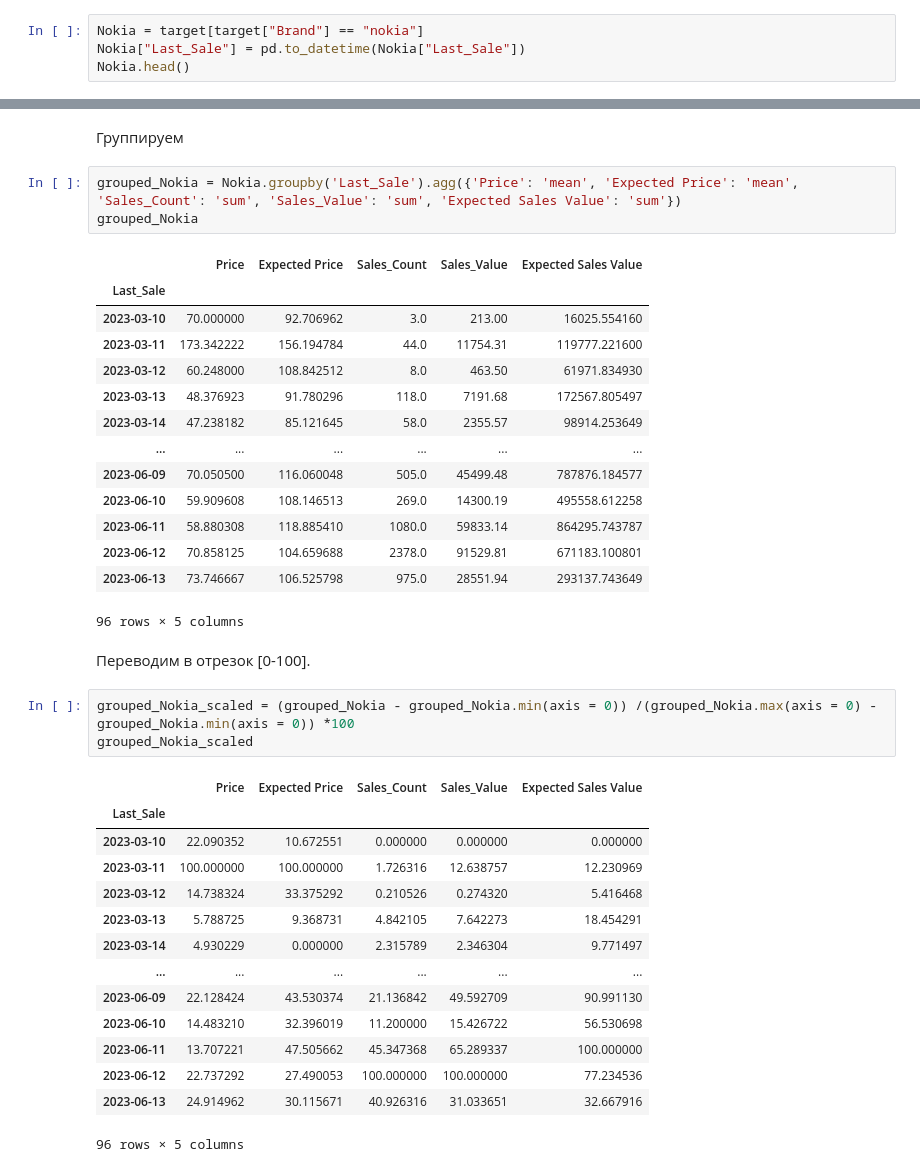
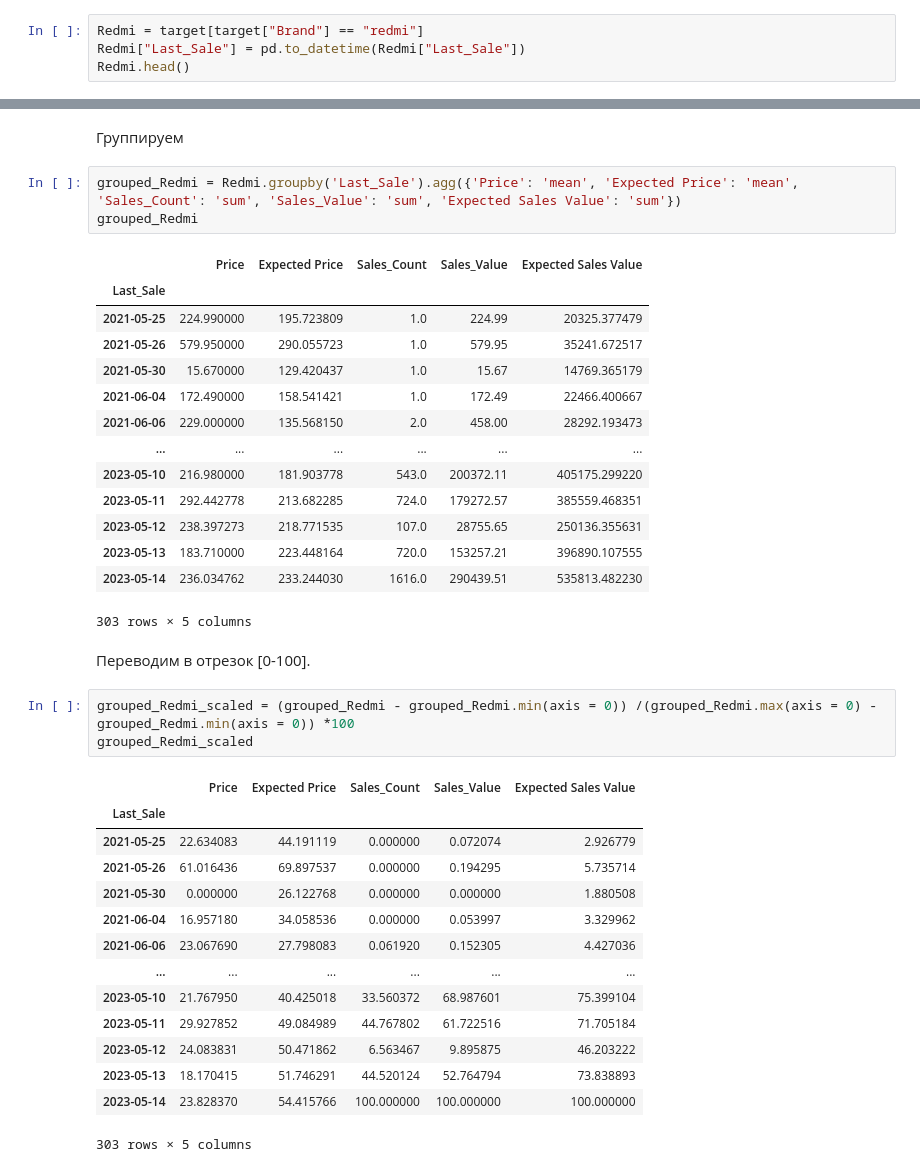
Before and after one commit to AleksKids/hedonistic-demand-from-ebay, a Jupyter notebook: ML/Using model and analyse.ipynb, the cells around one changed output, grey strips where cells are left out. Saved outputs shown, nothing was run; the diff lists cells and outputs as text.

```diff
--- a/ML/Using model and analyse.ipynb
+++ b/ML/Using model and analyse.ipynb
@@ -230,7 +246,7 @@ nokia_trends = ((nokia_trends-nokia_trends.min(axis=0))/(nokia_trends.max(axis=0
 # %%
-Nokia = target[target["Brand"] == "nokia"]
-Nokia["Last_Sale"] = pd.to_datetime(Nokia["Last_Sale"])
-Nokia.head()
+Redmi = target[target["Brand"] == "redmi"]
+Redmi["Last_Sale"] = pd.to_datetime(Redmi["Last_Sale"])
+Redmi.head()
 # %% [output]
 A value is trying to be set on a copy of a slice from a DataFrame.
 Try using .loc[row_indexer,col_indexer] = value instead
@@ -248,41 +264,41 @@ See the caveats in the documentation: https://pandas.pydata.org/pandas-docs/stab
 
 Группируем
 # %%
-grouped_Nokia = Nokia.groupby('Last_Sale').agg({'Price': 'mean', 'Expected Price': 'mean', 'Sales_Count': 'sum', 'Sales_Value': 'sum', 'Expected Sales Value': 'sum'})
-grouped_Nokia
+grouped_Redmi = Redmi.groupby('Last_Sale').agg({'Price': 'mean', 'Expected Price': 'mean', 'Sales_Count': 'sum', 'Sales_Value': 'sum', 'Expected Sales Value': 'sum'})
+grouped_Redmi
 # %% [output]
 |  | Price | Expected Price | Sales_Count | Sales_Value | Expected Sales Value |
 | Last_Sale |  |  |  |  |  |
-| 2023-03-10 | 70.000000 | 92.706962 | 3.0 | 213.00 | 16025.554160 |
-| 2023-03-11 | 173.342222 | 156.194784 | 44.0 | 11754.31 | 119777.221600 |
-| 2023-03-12 | 60.248000 | 108.842512 | 8.0 | 463.50 | 61971.834930 |
-| 2023-03-13 | 48.376923 | 91.780296 | 118.0 | 7191.68 | 172567.805497 |
-| 2023-03-14 | 47.238182 | 85.121645 | 58.0 | 2355.57 | 98914.253649 |
+| 2021-05-25 | 224.990000 | 195.723809 | 1.0 | 224.99 | 20325.377479 |
+| 2021-05-26 | 579.950000 | 290.055723 | 1.0 | 579.95 | 35241.672517 |
+| 2021-05-30 | 15.670000 | 129.420437 | 1.0 | 15.67 | 14769.365179 |
+| 2021-06-04 | 172.490000 | 158.541421 | 1.0 | 172.49 | 22466.400667 |
+| 2021-06-06 | 229.000000 | 135.568150 | 2.0 | 458.00 | 28292.193473 |
 | ... | ... | ... | ... | ... | ... |
-| 2023-06-09 | 70.050500 | 116.060048 | 505.0 | 45499.48 | 787876.184577 |
-| 2023-06-10 | 59.909608 | 108.146513 | 269.0 | 14300.19 | 495558.612258 |
-| 2023-06-11 | 58.880308 | 118.885410 | 1080.0 | 59833.14 | 864295.743787 |
-| 2023-06-12 | 70.858125 | 104.659688 | 2378.0 | 91529.81 | 671183.100801 |
-| 2023-06-13 | 73.746667 | 106.525798 | 975.0 | 28551.94 | 293137.743649 |
+| 2023-05-10 | 216.980000 | 181.903778 | 543.0 | 200372.11 | 405175.299220 |
+| 2023-05-11 | 292.442778 | 213.682285 | 724.0 | 179272.57 | 385559.468351 |
+| 2023-05-12 | 238.397273 | 218.771535 | 107.0 | 28755.65 | 250136.355631 |
+| 2023-05-13 | 183.710000 | 223.448164 | 720.0 | 153257.21 | 396890.107555 |
+| 2023-05-14 | 236.034762 | 233.244030 | 1616.0 | 290439.51 | 535813.482230 |
-96 rows × 5 columns
+303 rows × 5 columns
 # %% [markdown]
 Переводим в отрезок [0-100].
 # %%
-grouped_Nokia_scaled = (grouped_Nokia - grouped_Nokia.min(axis = 0)) /(grouped_Nokia.max(axis = 0) - grouped_Nokia.min(axis = 0)) *100
-grouped_Nokia_scaled
+grouped_Redmi_scaled = (grouped_Redmi - grouped_Redmi.min(axis = 0)) /(grouped_Redmi.max(axis = 0) - grouped_Redmi.min(axis = 0)) *100
+grouped_Redmi_scaled
 # %% [output]
 |  | Price | Expected Price | Sales_Count | Sales_Value | Expected Sales Value |
 | Last_Sale |  |  |  |  |  |
-| 2023-03-10 | 22.090352 | 10.672551 | 0.000000 | 0.000000 | 0.000000 |
-| 2023-03-11 | 100.000000 | 100.000000 | 1.726316 | 12.638757 | 12.230969 |
-| 2023-03-12 | 14.738324 | 33.375292 | 0.210526 | 0.274320 | 5.416468 |
-| 2023-03-13 | 5.788725 | 9.368731 | 4.842105 | 7.642273 | 18.454291 |
-| 2023-03-14 | 4.930229 | 0.000000 | 2.315789 | 2.346304 | 9.771497 |
+| 2021-05-25 | 22.634083 | 44.191119 | 0.000000 | 0.072074 | 2.926779 |
+| 2021-05-26 | 61.016436 | 69.897537 | 0.000000 | 0.194295 | 5.735714 |
+| 2021-05-30 | 0.000000 | 26.122768 | 0.000000 | 0.000000 | 1.880508 |
+| 2021-06-04 | 16.957180 | 34.058536 | 0.000000 | 0.053997 | 3.329962 |
+| 2021-06-06 | 23.067690 | 27.798083 | 0.061920 | 0.152305 | 4.427036 |
 | ... | ... | ... | ... | ... | ... |
-| 2023-06-09 | 22.128424 | 43.530374 | 21.136842 | 49.592709 | 90.991130 |
-| 2023-06-10 | 14.483210 | 32.396019 | 11.200000 | 15.426722 | 56.530698 |
-| 2023-06-11 | 13.707221 | 47.505662 | 45.347368 | 65.289337 | 100.000000 |
-| 2023-06-12 | 22.737292 | 27.490053 | 100.000000 | 100.000000 | 77.234536 |
-| 2023-06-13 | 24.914962 | 30.115671 | 40.926316 | 31.033651 | 32.667916 |
+| 2023-05-10 | 21.767950 | 40.425018 | 33.560372 | 68.987601 | 75.399104 |
+| 2023-05-11 | 29.927852 | 49.084989 | 44.767802 | 61.722516 | 71.705184 |
+| 2023-05-12 | 24.083831 | 50.471862 | 6.563467 | 9.895875 | 46.203222 |
+| 2023-05-13 | 18.170415 | 51.746291 | 44.520124 | 52.764794 | 73.838893 |
+| 2023-05-14 | 23.828370 | 54.415766 | 100.000000 | 100.000000 | 100.000000 |
-96 rows × 5 columns
+303 rows × 5 columns
 # %%
```
Also changed, not shown: parts of 5 cells of this notebook, 1 other file.
